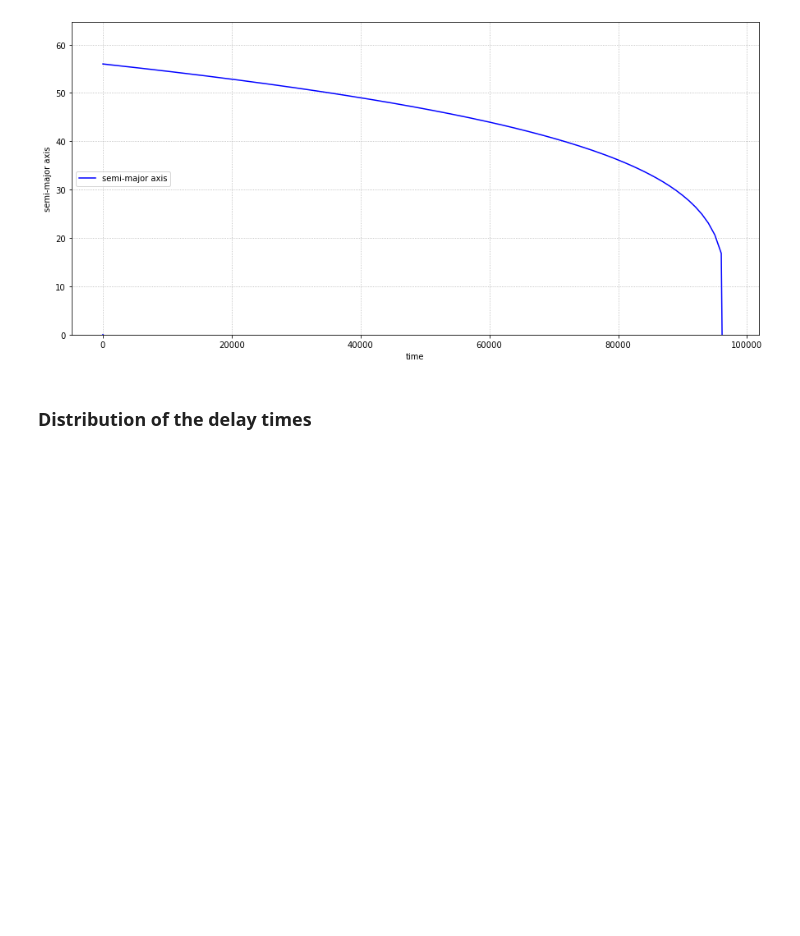
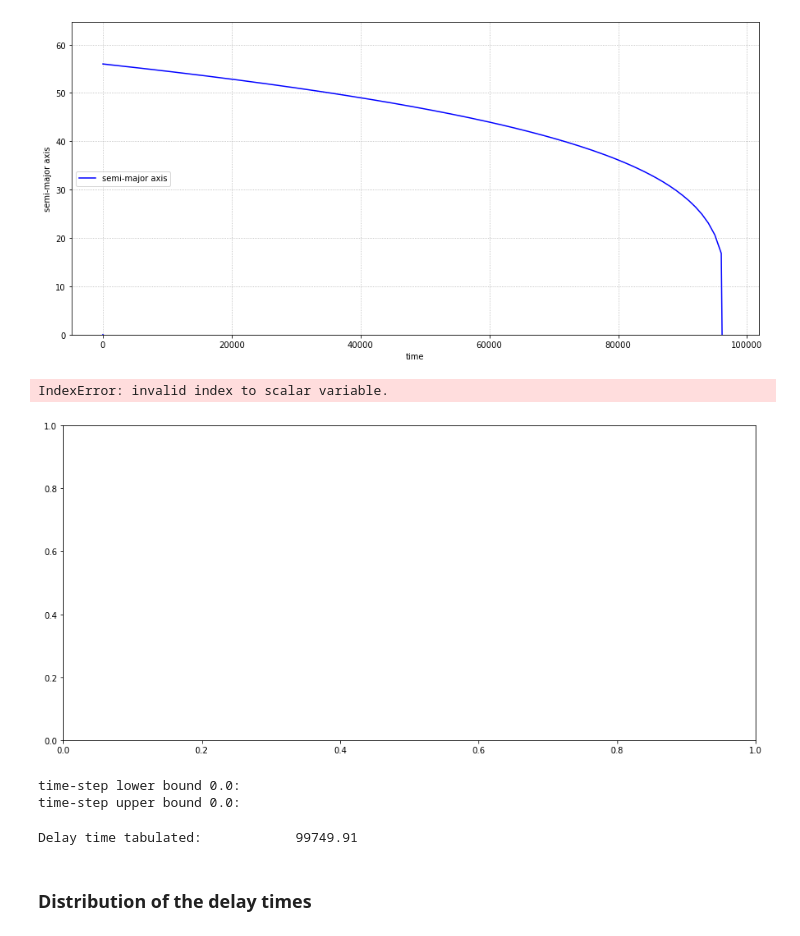
Before and after one commit to Bahadoram/Delay-Time-Dist.-of-Compact-Binary-Objects, a Jupyter notebook: integration.ipynb, the cells around one changed output. Cells and saved outputs as stored; diff of their text form; code cells hidden in the pictures; blank space fills up the shorter version.

```diff
--- a/integration.ipynb
+++ b/integration.ipynb
@@ -392,27 +393,35 @@ ax.set_ylim(bottom=0)
 (0.0, 64.6445096916163)
 [figure]
 # %%
-# fig, ax = plt.subplots(figsize=(15,7))
-# ax.plot(t[:zero_index],h[:zero_index],'-g',markersize=1, color ='green',  label='adaptive time-step (h)')
-# ax.set_ylabel('h rate')
-# ax.set_xlabel('time')
-# ax.legend(loc='center left')
-# ax.grid(ls='dotted')
-# ax.set_ylim(bottom=min(h[:zero_index]))
+fig, ax = plt.subplots(figsize=(15,7))
+ax.plot(t[:zero_index],h[:zero_index],'-g',markersize=1, color ='green',  label='adaptive time-step (h)')
+ax.set_ylabel('h rate')
+ax.set_xlabel('time')
+ax.legend(loc='center left')
+ax.grid(ls='dotted')
+ax.set_ylim(bottom=min(h[:zero_index]))
 
-# axes = plt.axes( [ 0.4, 0.3, 0.3, 0.4 ] )
-# axes.plot(t[:zero_index],h[:zero_index],'--g',markersize=1, color ='green', label='critical decay of adaptive time-step (h)')
-# axes.set_ylabel('h rate')
-# axes.set_xlabel('time')
-# axes.legend(loc='best')
-# axes.grid(ls='dotted')
-# axes.set_xlim(12,12.6)
-# axes.set_ylim(0.0001, 0.0006)
+axes = plt.axes( [ 0.4, 0.3, 0.3, 0.4 ] )
+axes.plot(t[:zero_index],h[:zero_index],'--g',markersize=1, color ='green', label='critical decay of adaptive time-step (h)')
+axes.set_ylabel('h rate')
+axes.set_xlabel('time')
+axes.legend(loc='best')
+axes.grid(ls='dotted')
+axes.set_xlim(12,12.6)
+axes.set_ylim(0.0001, 0.0006)
+# %% [output]
+IndexError: invalid index to scalar variable.
+[figure, added]
 # %%
-# print("time-step lower bound %s:"% np.min(h_list[np.nonzero(np.abs(h))]))
-# print("time-step upper bound %s:"% np.max(h_list[np.nonzero(np.abs(h))]))
+print("time-step lower bound %s:"% np.min(h_list[np.nonzero(np.abs(h))]))
+print("time-step upper bound %s:"% np.max(h_list[np.nonzero(np.abs(h))]))
+# %% [output]
+time-step lower bound 0.0:
+time-step upper bound 0.0:
 # %%
-# print('Delay time tabulated:\t\t', BHBH['GWtime'].iloc[0])
+print('Delay time tabulated:\t\t', BHBH['GWtime'].iloc[0])
+# %% [output]
+Delay time tabulated:            99749.91
 # %% [markdown]
 ### Distribution of the delay times
 # %% [markdown]
```
Also changed, not shown: parts of 13 cells of this notebook, 1 other file.
